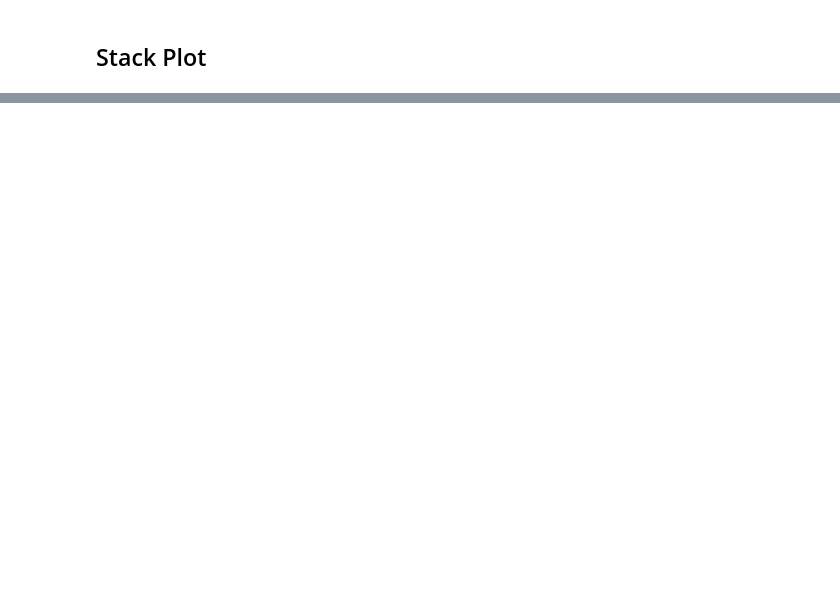
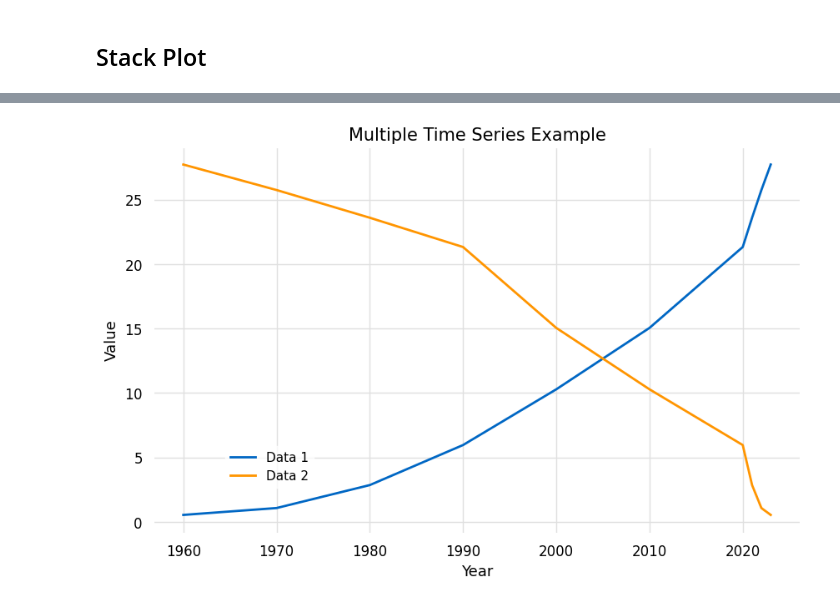
Before and after one commit to glyfish/yada, a Jupyter notebook: notebooks/plots/time_series_graph.ipynb, the cells around one changed output, grey strips where cells are left out. Saved outputs shown, nothing was run; the diff lists cells and outputs as text; code cells hidden in the pictures; blank space fills up the shorter version.

```diff
--- a/notebooks/plots/time_series_graph.ipynb
+++ b/notebooks/plots/time_series_graph.ipynb
@@ -45,0 +62,14 @@ curve(numpy.array(values), numpy.array(time), xlabel="Year", ylabel="Value", tit
+# %%
+time = [datetime.datetime(1960, 1, 1, 0, 0), datetime.datetime(1970, 1, 1, 0, 0),
+        datetime.datetime(1980, 1, 1, 0, 0), datetime.datetime(1990, 1, 1, 0, 0),
+        datetime.datetime(2000, 1, 1, 0, 0), datetime.datetime(2010, 1, 1, 0, 0),
+        datetime.datetime(2020, 1, 1, 0, 0), datetime.datetime(2021, 1, 1, 0, 0),
+        datetime.datetime(2022, 1, 1, 0, 0), datetime.datetime(2023, 1, 1, 0, 0)]
+
+vals = numpy.array([0.543, 1.076, 2.857, 5.963, 10.285, 15.049, 21.323, 23.594, 25.744, 27.721])
+values = [vals, vals[::-1]]
+# %%
+comparison(values, numpy.array(time), xlabel="Year", ylabel="Value", title="Multiple Time Series Example",
+          labels=["Data 1", "Data 2"], figsize=(10, 6))
+# %% [output]
+[figure, added]
```
Also changed, not shown: parts of 8 cells of this notebook.
